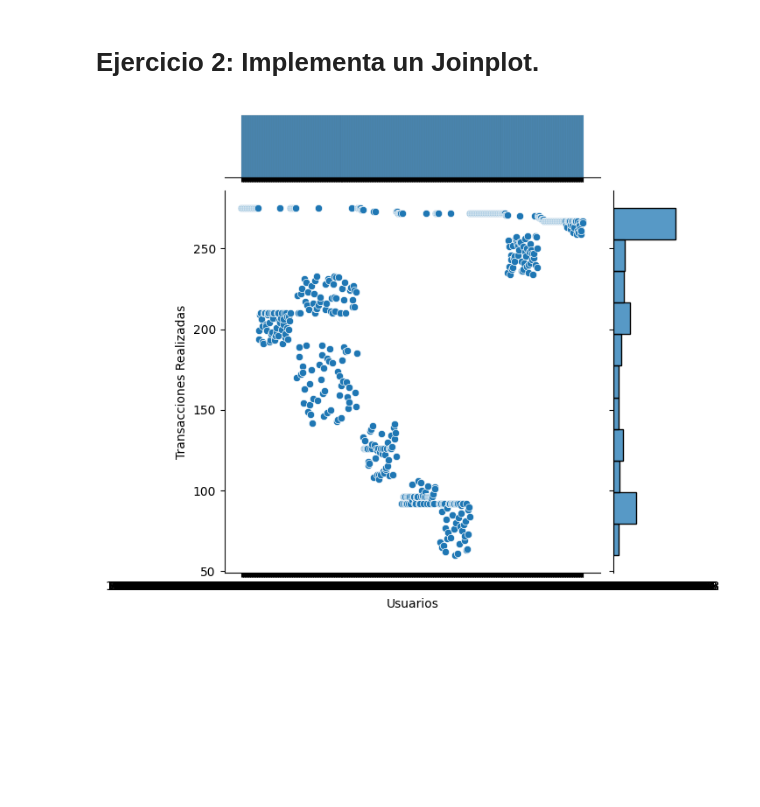
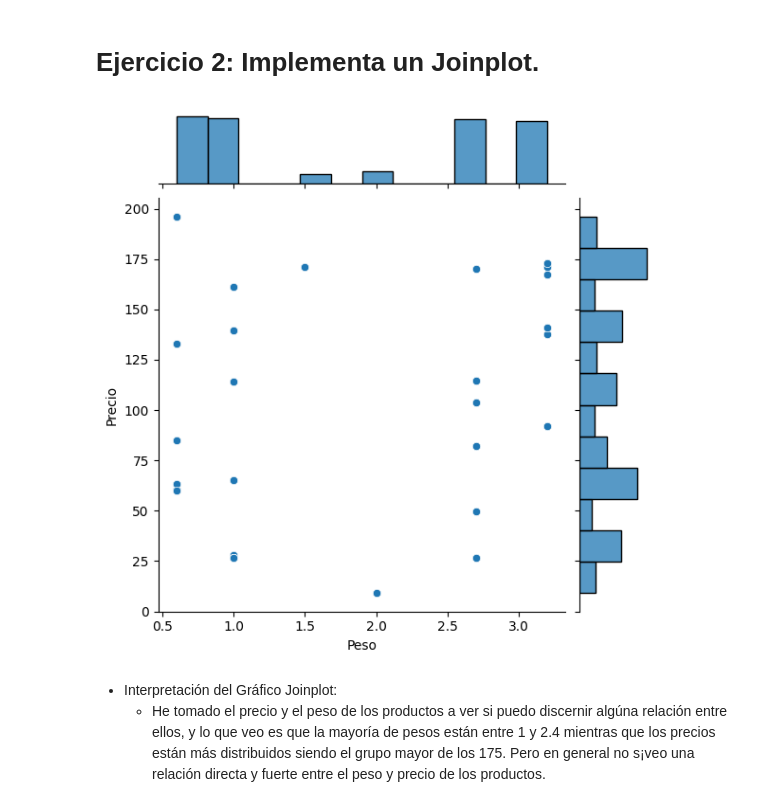
Before and after one commit to Bellengher/SPRINT-1, a Jupyter notebook: SPRINT8.1/Sprint_8_1.ipynb, the cells around one changed output. Drawn from its saved outputs; the diff is of its cells as text; code cells hidden in the pictures; blank space fills up the shorter version.

```diff
--- a/SPRINT8.1/Sprint_8_1.ipynb
+++ b/SPRINT8.1/Sprint_8_1.ipynb
@@ -59,0 +49,6 @@ memory usage: 119.4+ KB
+# %%
+transactions_df = df['transactions']
+companies_df = df['companies']
+users_df = df['users']
+products_df = df['products']
+product_transactions_df = df['product_transaction']
@@ -343,0 +419,4 @@ plt.show()
+# %%
+# Como hay columnas con el nombre id duplicadas para no tener problema voy a renombrar la de product_transactions_df  y products_df antes de efectuar el merge
+product_transactions_df.rename(columns={'id': 'tablat_id'}, inplace=True)
+products_df.rename(columns={'id': 'tablap_id'}, inplace=True)
@@ -343,0 +428,3 @@ plt.show()
+# %%
+pt_with_p_df=product_transactions_df.merge(products_df[['tablap_id','price','weight']], left_on='product_ids', right_on='tablap_id')
+transactions_with_products_df=transactions_df.merge(pt_with_p_df[['tablat_id','product_ids','price','weight']], left_on='id',right_on='tablat_id')
@@ -343,0 +465,7 @@ plt.show()
+# %%
+transactions_with_products_df['price'] = transactions_with_products_df['price'].replace('[\$,]', '', regex=True).astype(float)
+
+transactions_with_products_df['price'] = transactions_with_products_df['price'].astype(float)
+
+transactions_with_products_df.info()
+transactions_with_products_df.head()
@@ -345,14 +536,15 @@ plt.show()
 # Ejercicio 2: Implementa un Joinplot.
 # %%
 
-# Crea el jointplot con las columnas seleccionadas
-sns.jointplot(x='id', y='users_id', data=df)
-plt.xlabel('Usuarios')
-plt.ylabel('Transacciones Realizadas')
-# Muestra el jointplot
+sns.jointplot(x='weight', y='price', data=transactions_with_products_df)
+plt.xlabel('Peso')
+plt.ylabel('Precio')
 plt.show()
 # %% [output]
-[figure, old version]
+[figure, new version]
+# %% [markdown]
+* Interpretación del Gráfico Joinplot:
+    * He tomado el precio y el peso de los productos a ver si puedo discernir algúna relación entre ellos, y lo que veo es que la mayoría de pesos están entre 1 y 2.4 mientras que los precios están más distribuidos siendo el grupo mayor de los 175. Pero en general no s¡veo una relación directa y fuerte entre el peso y precio de los productos.
 # %% [markdown]
 # --Nivel 3--
 # Ejercicio 1: Implementa un violinplot combinado con otro tipo de gráfico.
```
Also changed, not shown: parts of 89 cells of this notebook.
